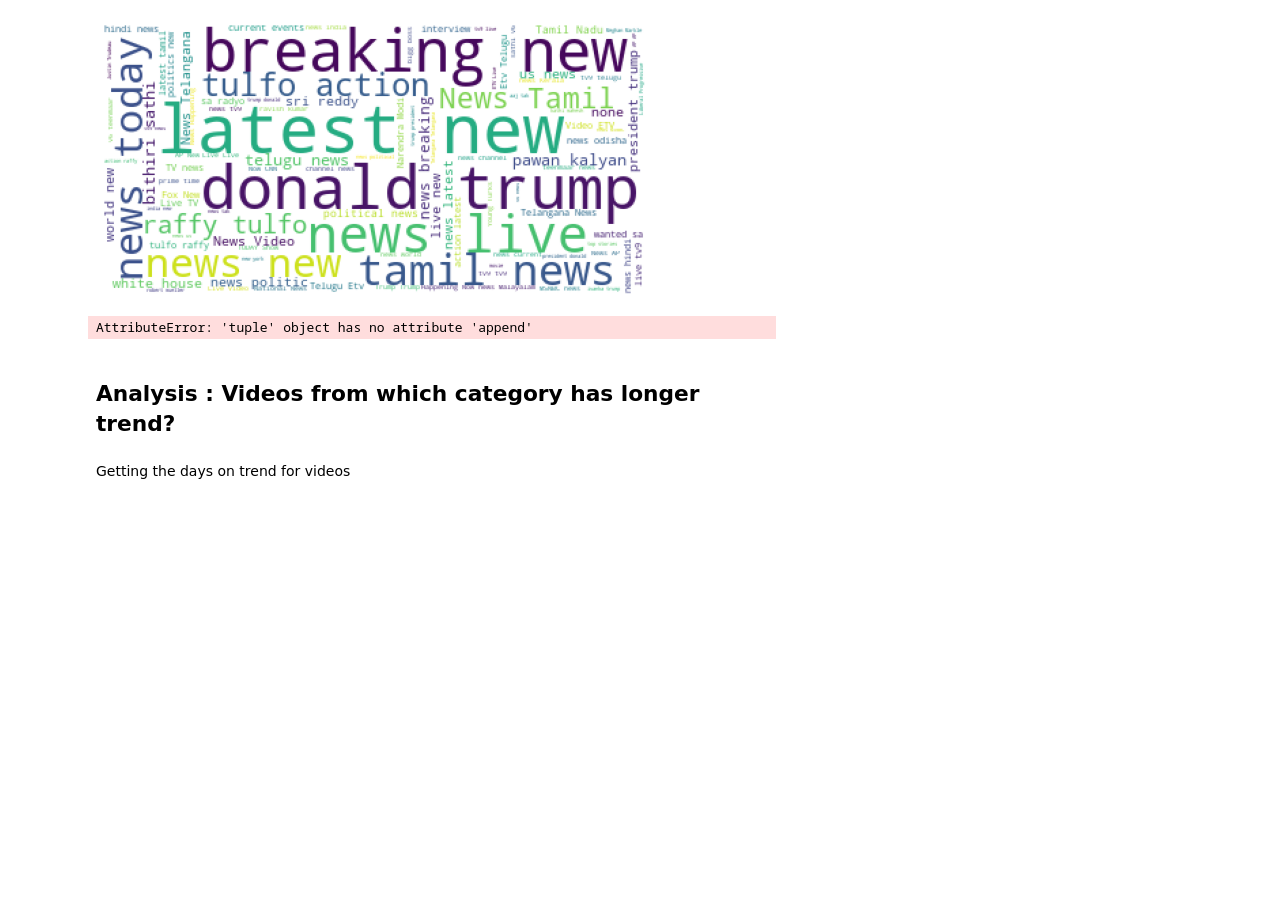
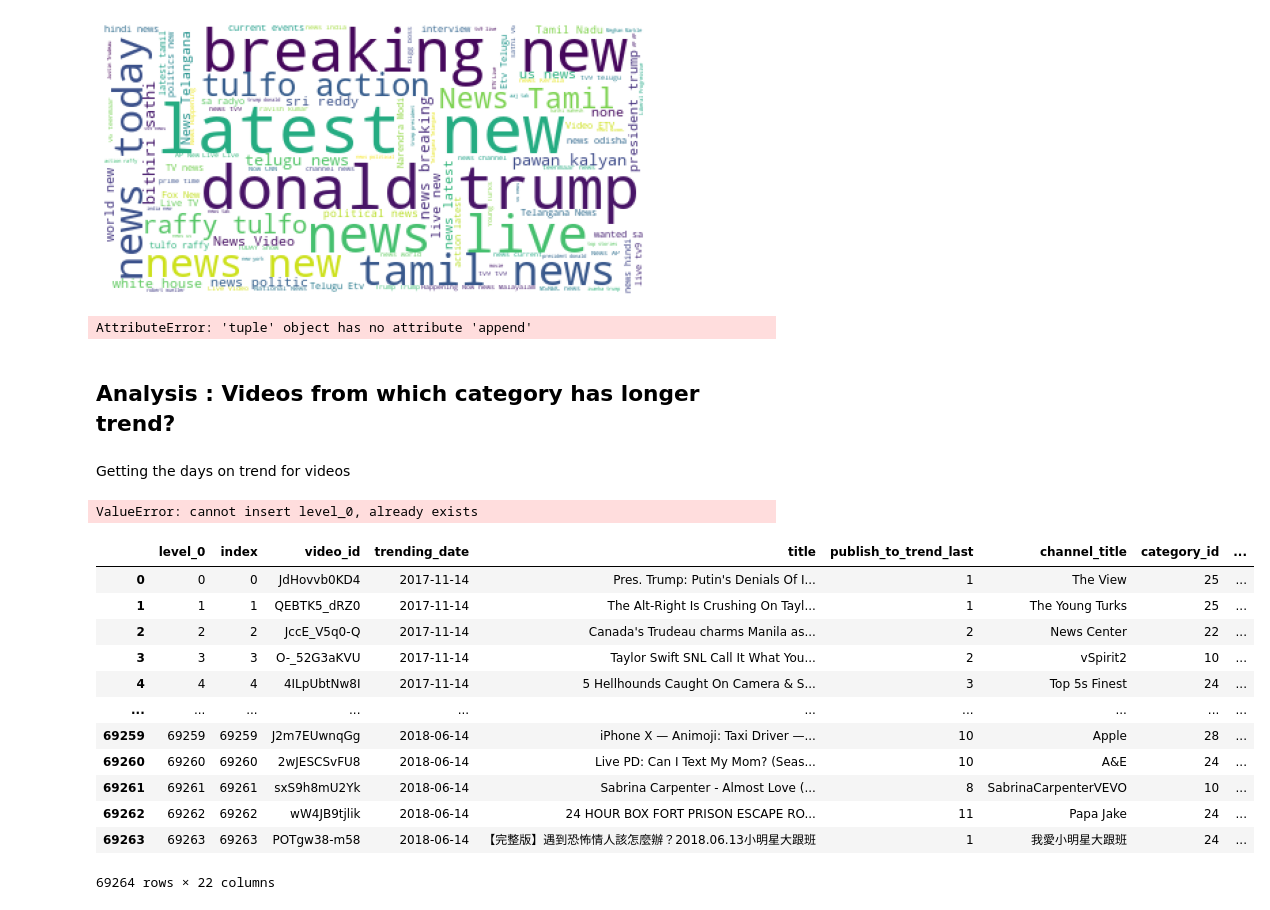
Before and after one commit to nilayduzkesen/EDA-Youtube-Project, a Jupyter notebook: EDA-Youtube Project!.ipynb, the cells around one changed output. Cells and saved outputs as stored; diff of their text form; code cells hidden in the pictures; blank space fills up the shorter version.

```diff
--- a/EDA-Youtube Project!.ipynb
+++ b/EDA-Youtube Project!.ipynb
@@ -374,4 +377,41 @@ all_df_first = all_df_full.reset_index().drop_duplicates('video_id', keep = 'fir
 # %%
+#from publish date to first trend day
 diff_first = (all_df_first['trending_date'].astype('datetime64[ns]')- all_df_first['publish_date'].astype('datetime64[ns]'))
 diff_first = diff_first.reset_index()
 diff_first.columns = ['video_id','publish_to_trend']
+
+
+#from publish date to last trend day
+
+diff_last = all_data['trending_date'].astype('datetime64[ns]')-all_data['publish_date'].astype('datetime64[ns]')
+diff_last = diff_last.reset_index()
+diff_last.columns = ['video_id','publish_to_trend_last']
+# %%
+#first ve last trend day datalarını insert edip farkını alarak videonun trendde kalma uzunlugunu bulacagım.
+#datada bu haliyle kac günde trend oldugu bilgisi var
+
+#insert ederken hata alıyorum
+
+
+all_data = all_data.reset_index()
+
+all_data.insert(4,'publish_to_trend_last', diff_last['publish_to_trend_last'].astype('timedelta64[D]').astype(int))
+all_data.insert(4, 'publish_to_trend', first['publish_to_trend'].astype('timedelta64[D]').astype(int))
+# %% [output]
+ValueError: cannot insert level_0, already exists
+# %%
+all_data
+# %% [output]
+|  | level_0 | index | video_id | trending_date | title | publish_to_trend_last | channel_title | category_id | ... |
+| 0 | 0 | 0 | JdHovvb0KD4 | 2017-11-14 | Pres. Trump: Putin's Denials Of I... | 1 | The View | 25 | ... |
+| 1 | 1 | 1 | QEBTK5_dRZ0 | 2017-11-14 | The Alt-Right Is Crushing On Tayl... | 1 | The Young Turks | 25 | ... |
+| 2 | 2 | 2 | JccE_V5q0-Q | 2017-11-14 | Canada's Trudeau charms Manila as... | 2 | News Center | 22 | ... |
+| 3 | 3 | 3 | O-_52G3aKVU | 2017-11-14 | Taylor Swift SNL Call It What You... | 2 | vSpirit2 | 10 | ... |
+| 4 | 4 | 4 | 4ILpUbtNw8I | 2017-11-14 | 5 Hellhounds Caught On Camera & S... | 3 | Top 5s Finest | 24 | ... |
+| ... | ... | ... | ... | ... | ... | ... | ... | ... | ... |
+| 69259 | 69259 | 69259 | J2m7EUwnqGg | 2018-06-14 | iPhone X — Animoji: Taxi Driver —... | 10 | Apple | 28 | ... |
+| 69260 | 69260 | 69260 | 2wJESCSvFU8 | 2018-06-14 | Live PD: Can I Text My Mom? (Seas... | 10 | A&E | 24 | ... |
+| 69261 | 69261 | 69261 | sxS9h8mU2Yk | 2018-06-14 | Sabrina Carpenter - Almost Love (... | 8 | SabrinaCarpenterVEVO | 10 | ... |
+| 69262 | 69262 | 69262 | wW4JB9tjlik | 2018-06-14 | 24 HOUR BOX FORT PRISON ESCAPE RO... | 11 | Papa Jake | 24 | ... |
+| 69263 | 69263 | 69263 | POTgw38-m58 | 2018-06-14 | 【完整版】遇到恐怖情人該怎麼辦？2018.06.13小明星大跟班 | 1 | 我愛小明星大跟班 | 24 | ... |
+69264 rows × 22 columns
```
Also changed, not shown: parts of 2 cells of this notebook.
